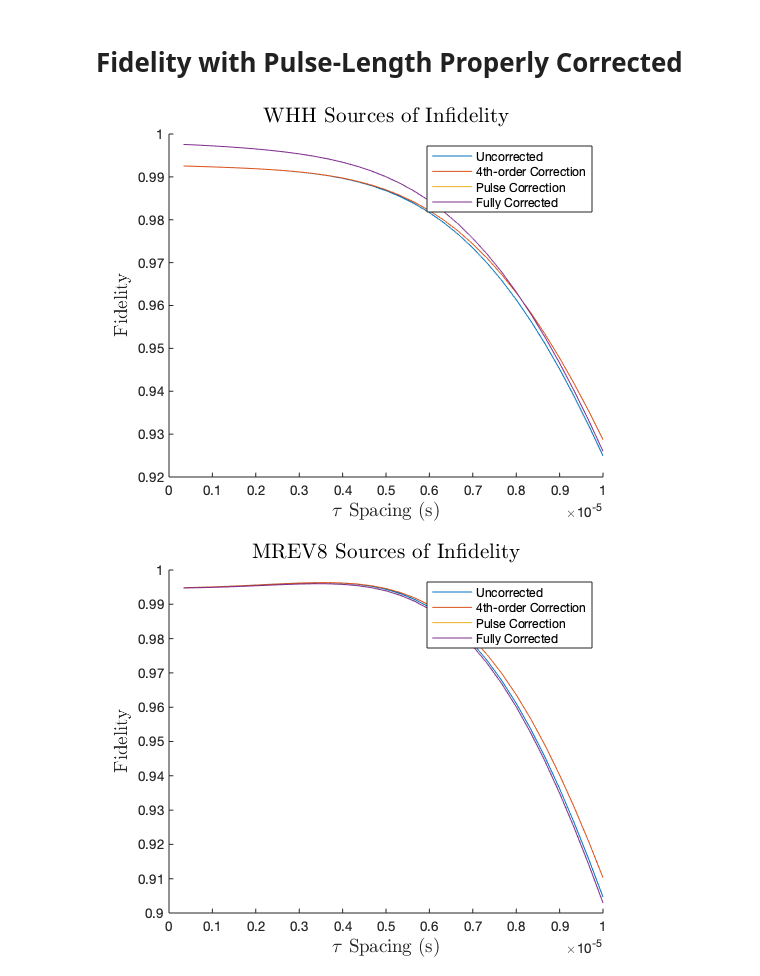
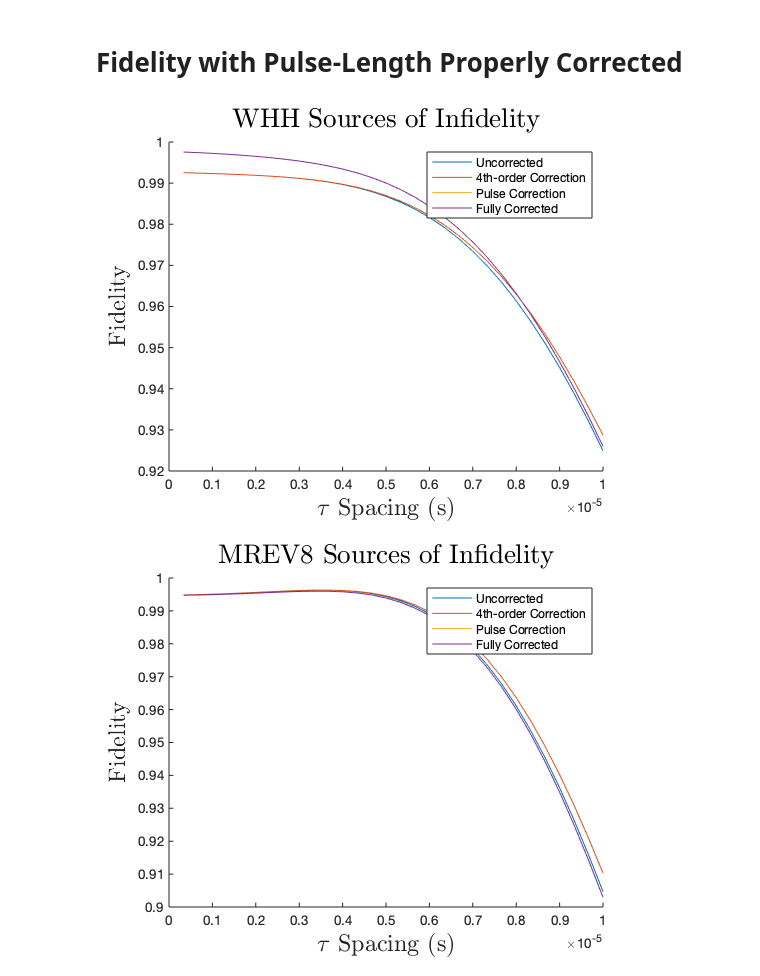
Before and after one commit to wynter-alford/spin-tools, a Jupyter notebook: Magnus Tools.ipynb, the cells around one changed output. Drawn from its saved outputs; the diff is of its cells as text; code cells hidden in the pictures.

```diff
--- a/Magnus Tools.ipynb
+++ b/Magnus Tools.ipynb
@@ -2296,19 +2299,19 @@ y48T_Df4s = YXX48_TAU.results_Df4;
 # %%
 hold on
 plot(wT_taus,wT_f0s)
 plot(wT_taus,wT_f4s)
 plot(wT_taus,wT_Df0s)
 plot(wT_taus,wT_Df4s)
 legend('Uncorrected','4th-order Correction','Pulse Correction','Fully Corrected')
 
 h=title('WHH Sources of Infidelity');
-set(h,'interpreter','latex','fontsize', 16);
+set(h,'interpreter','latex','fontsize', 20);
 h = xlabel('$\tau$ Spacing (s)');
-set(h,'interpreter','latex','fontsize',14);
+set(h,'interpreter','latex','fontsize',18);
 h = ylabel('Fidelity');
-set(h,'interpreter','latex','fontsize',14);
+set(h,'interpreter','latex','fontsize',18);
 # %% [output]
-[figure, old version]
+[figure, new version]
 # %%
 hold on
 plot(mT_taus,mT_f0s)
@@ -2318,13 +2321,13 @@ plot(mT_taus,mT_Df4s)
 legend('Uncorrected','4th-order Correction','Pulse Correction','Fully Corrected')
 
 h=title('MREV8 Sources of Infidelity');
-set(h,'interpreter','latex','fontsize', 16);
+set(h,'interpreter','latex','fontsize', 20);
 h = xlabel('$\tau$ Spacing (s)');
-set(h,'interpreter','latex','fontsize',14);
+set(h,'interpreter','latex','fontsize',18);
 h = ylabel('Fidelity');
-set(h,'interpreter','latex','fontsize',14);
+set(h,'interpreter','latex','fontsize',18);
 # %% [output]
-[figure, old version]
+[figure, new version]
 # %%
 hold on
 plot(cT_taus,cT_f0s)
```
Also changed, not shown: parts of 31 cells of this notebook, 15 other files.
